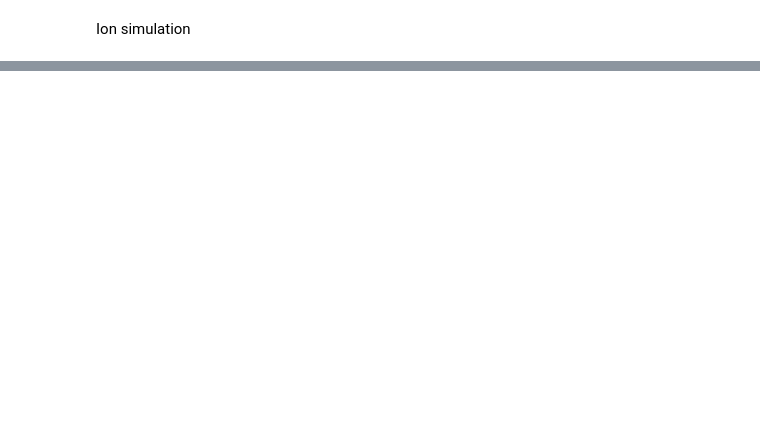
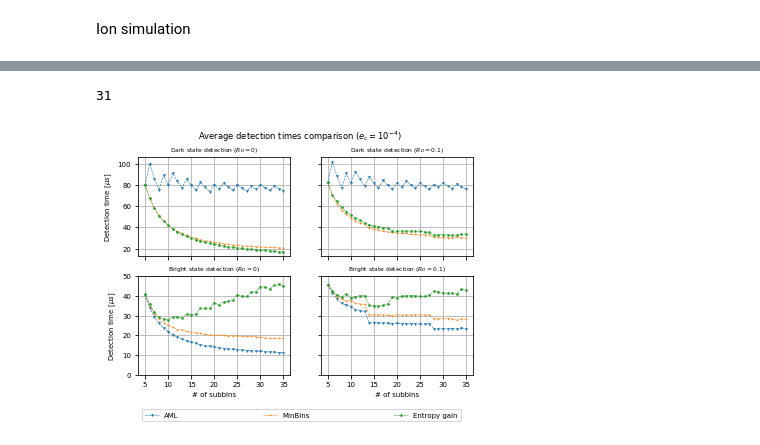
Before and after one commit to marti-m/ion-detect-mcmc, a Jupyter notebook: ion-detection-sim.ipynb, the cells around one changed output, grey strips where cells are left out. Drawn from its saved outputs; the diff is of its cells as text; code cells hidden in the pictures; blank space fills up the shorter version.

Commit message:
added plots from initial runs

```diff
--- a/ion-detection-sim.ipynb
+++ b/ion-detection-sim.ipynb
@@ -77,0 +80,9 @@ run_environment(10, 1)
+# %%
+idx = np.arange(5, 36)
+print(len(idx))
+paths = ['./detection_sim/outputs/dark_R_D_0/',
+         './detection_sim/outputs/bright_R_D_0/',
+         './detection_sim/outputs/dark_R_D_0_1/',
+         './detection_sim/outputs/bright_R_D_0_1/']
+# %% [output]
+31
@@ -77,0 +94,20 @@ run_environment(10, 1)
+# %%
+n_subbins_avg_dark_R_D_0 = np.zeros((len(idx), 3))
+t_detection_avg_dark_R_D_0 = np.zeros((len(idx), 3))
+n_errors_dark_R_D_0 = np.zeros((len(idx), 3))
+n_pi_pulse_avg_dark_R_D_0 = np.zeros((len(idx), 3))
+
+n_subbins_avg_dark_R_D_0_1 = np.zeros((len(idx), 3))
+t_detection_avg_dark_R_D_0_1 = np.zeros((len(idx), 3))
+n_errors_dark_R_D_0_1 = np.zeros((len(idx), 3))
+n_pi_pulse_avg_dark_R_D_0_1 = np.zeros((len(idx), 3))
+
+n_subbins_avg_bright_R_D_0 = np.zeros((len(idx), 3))
+t_detection_avg_bright_R_D_0 = np.zeros((len(idx), 3))
+n_errors_bright_R_D_0 = np.zeros((len(idx), 3))
+n_pi_pulse_avg_bright_R_D_0 = np.zeros((len(idx), 3))
+
+n_subbins_avg_bright_R_D_0_1 = np.zeros((len(idx), 3))
+t_detection_avg_bright_R_D_0_1 = np.zeros((len(idx), 3))
+n_errors_bright_R_D_0_1 = np.zeros((len(idx), 3))
+n_pi_pulse_avg_bright_R_D_0_1 = np.zeros((len(idx), 3))
@@ -77,0 +159,49 @@ run_environment(10, 1)
+# %%
+# plotting fun detection time
+
+fig, axs = plt.subplots(2, 2, sharex='all', sharey='row')
+plt.rc('font', size=7)
+plt.rc('axes', titlesize=6)
+linewidth = 0.6
+size = 2
+fig.suptitle('Average detection times comparison ($e_c = 10^{-4}$)')
+# plot top left (dark detection R_D = 0)
+axs[0, 0].set_title('Dark state detection ($R_D = 0$)')
+axs[0, 0].plot(idx, t_detection_avg_dark_R_D_0[:, 1], label='AML', linewidth = linewidth, linestyle='--', marker = 'v', markersize=size, mew=linewidth)
+axs[0, 0].plot(idx, t_detection_avg_dark_R_D_0[:, 0], label='MinBins', linewidth = linewidth, linestyle='--', marker = '+', markersize=size, mew=linewidth)
+axs[0, 0].plot(idx, t_detection_avg_dark_R_D_0[:, 2], label='Entropy gain',linewidth = linewidth, linestyle='--', marker = 'o', markersize=size, mew=linewidth)
+axs[0, 0].set_ylabel('Detection time $[\mu s$]')
+axs[0, 0].set_xticks(np.arange(5, 36, 5))
+axs[0, 0].grid('all')
+
+
+
+# plot top right (dark detection R_D = 0.1)
+axs[0, 1].set_title('Dark state detection ($R_D = 0.1$)')
+axs[0, 1].plot(idx, t_detection_avg_dark_R_D_0_1[:, 1], label='AML', linewidth = linewidth, linestyle='--', marker = 'v', markersize=size, mew=linewidth)
+axs[0, 1].plot(idx, t_detection_avg_dark_R_D_0_1[:, 0], label='MinBins', linewidth = linewidth, linestyle='--', marker = '+', markersize=size, mew=linewidth)
+axs[0, 1].plot(idx, t_detection_avg_dark_R_D_0_1[:, 2], label='Entropy gain', linewidth = linewidth, linestyle='--', marker = 'o', markersize=size, mew=linewidth)
+axs[0, 1].grid('all')
+
+# plot bottom left (dark detection R_D = 0.1)
+axs[1, 0].set_title('Bright state detection ($R_D = 0$)')
+axs[1, 0].plot(idx, t_detection_avg_bright_R_D_0[:, 1], label='AML', linewidth = linewidth, linestyle='--', marker = 'v', markersize=size, mew=linewidth)
+axs[1, 0].plot(idx, t_detection_avg_bright_R_D_0[:, 0], label='MinBins',linewidth = linewidth, linestyle='--', marker = '+', markersize=size, mew=linewidth)
+axs[1, 0].plot(idx, t_detection_avg_bright_R_D_0[:, 2], label='Entropy gain', linewidth = linewidth, linestyle='--', marker = 'o', markersize=size, mew=linewidth)
+axs[1, 0].set_xlabel('# of subbins')
+axs[1, 0].set_ylabel('Detection time $[\mu s$]')
+axs[1, 0].grid('all')
+axs[1, 0].legend(loc='lower left', ncol=3, columnspacing=12, bbox_to_anchor=(0.0, -0.5))
+
+# plot bottom right(dark detection R_D = 0.1)
+axs[1, 1].set_title('Bright state detection ($R_D = 0.1$)')
+axs[1, 1].plot(idx, t_detection_avg_bright_R_D_0_1[:, 1], label='AML', linewidth = linewidth, linestyle='--', marker = 'v', markersize=size, mew=linewidth)
+axs[1, 1].plot(idx, t_detection_avg_bright_R_D_0_1[:, 0], label='MinBins',linewidth = linewidth, linestyle='--', marker = '+', markersize=size, mew=linewidth)
+axs[1, 1].plot(idx, t_detection_avg_bright_R_D_0_1[:, 2], label='Entropy gain', linewidth = linewidth, linestyle='--', marker = 'o', markersize=size, mew=linewidth)
+axs[1, 1].set_xlabel('# of subbins')
+axs[1, 1].set_yticks(np.arange(0, 60, 10))
+axs[1, 1].grid('all')
+
+fig.savefig("avg_t_det.pdf", bbox_inches='tight')
+# %% [output]
+[figure, added]
```
Also changed, not shown: parts of 11 cells of this notebook, 4 other files.
